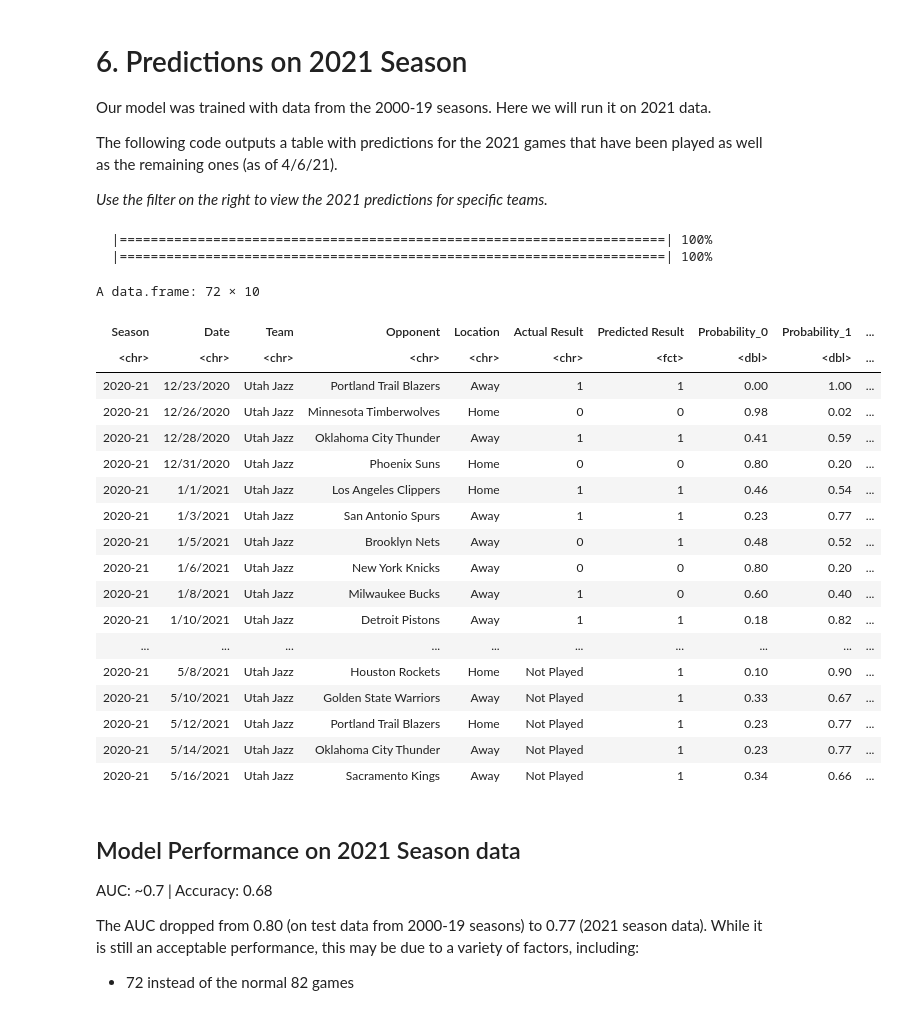
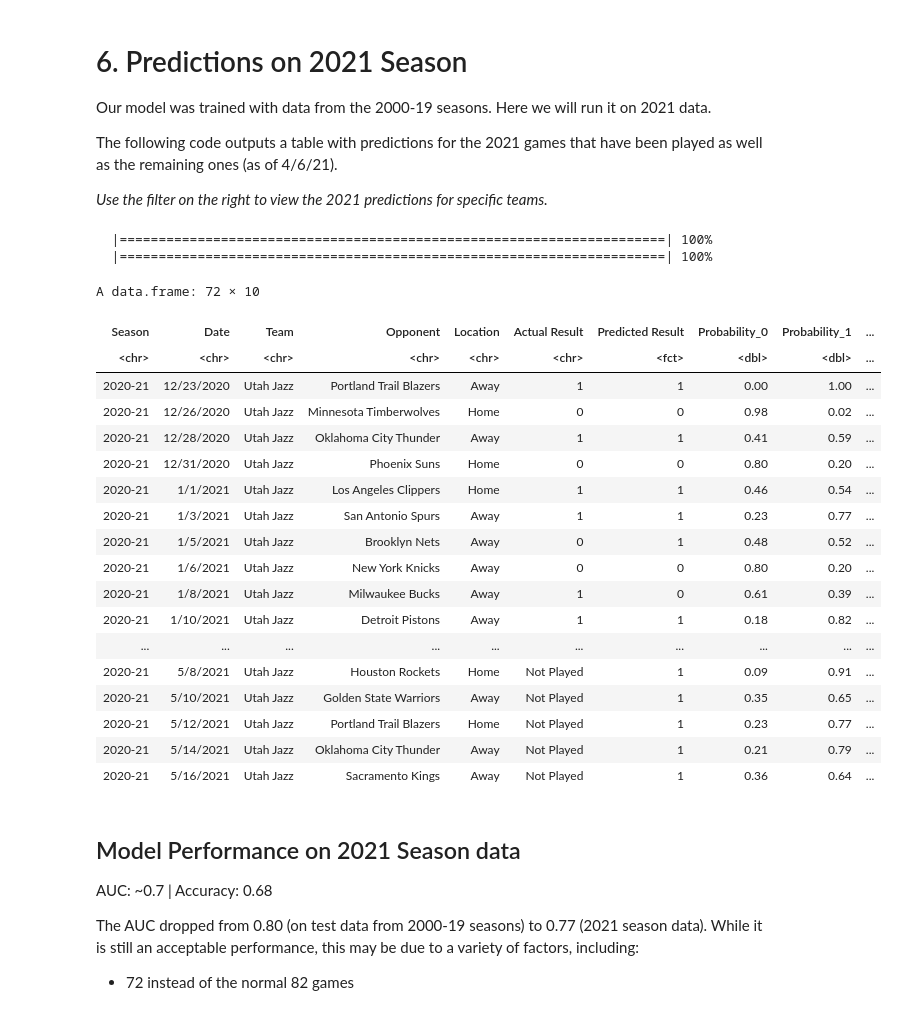
Before and after one commit to josedv82/NBA_Schedule_XGBoost_Classifier, a Jupyter notebook: NBA_Schedule_xgboost.ipynb, the cells around one changed output. Saved outputs shown, nothing was run; the diff lists cells and outputs as text; code cells hidden in the pictures.

```diff
--- a/NBA_Schedule_xgboost.ipynb
+++ b/NBA_Schedule_xgboost.ipynb
@@ -413,7 +413,7 @@ The following code outputs a table with predictions for the 2021 games that have
 Team1 <- "Utah Jazz" #@param ["Atlanta Hawks", "Boston Celtics", "Brooklyn Nets", "Charlotte Hornets", "Chicago Bulls", "Cleveland Cavaliers", "Dallas Mavericks", "Denver Nuggets", "Detroit Pistons", "Golden State Warriors", "Houston Rockets", "Indiana Pacers", "Los Angeles Clippers", "Los Angeles Lakers", "Memphis Grizzlies", "Miami Heat", "Milwaukee Bucks", "Minnesota Timberwolves", "New Orleans Pelicans", "New York Knicks", "Oklahoma City Thunder", "Orlando Magic", "Philadelphia 76ers", "Phoenix Suns", "Portland Trail Blazers", "Sacramento Kings", "San Antonio Spurs", "Toronto Raptors", "Utah Jazz", "Washington Wizards"]
 
 #load 2021 season data downloaded from Airball package
-dat21 <- read.csv("https://www.dropbox.com/s/cww4xd28n6bmchg/data_nba_sche_2021.csv?dl=1") %>% mutate(ID = row_number())
+dat21 <- read.csv("https://www.dropbox.com/s/kia1xw2e1kqrhyi/data_nba_sche_2021.csv?dl=1") %>% mutate(ID = row_number())
 
 #remove columns not used for modeling
 dat21_mod <- dat21 %>% select(-Season, -Team, -Opponent, -Date, -G11, -G13, -G15, -G17, -G19, -G21, -Opp_G11, -Opp_G13, -Opp_G15, -Opp_G17, -Opp_G19, -Opp_G21)
@@ -433,42 +433,42 @@ select(Season, Date, Team, Opponent, Location, `Actual Result` = Result) %>%
 mutate(Location = ifelse(Location == 0, "Home", "Away")) %>%
 mutate(ID = row_number())
 
 tab <- full_join(test_dat, preds21, by = "ID") %>%
 select(-ID) %>%
 mutate(Guess = ifelse(`Actual Result` == `Predicted Result`, "Correct", "Wrong"),
        Probability_0 = round(Probability_0, 2),
        Probability_1 = round(Probability_1, 2)) %>%
 mutate(`Actual Result` = ifelse(is.na(`Actual Result`), "Not Played", `Actual Result`)) %>%
 mutate(Guess = ifelse(is.na(Guess), "?", Guess))
 
 
 # Output final table by team
 tab %>% filter(Team == Team1)
 
 # or by date
-#tab %>% filter(Date == "4/22/2021")
+#tab %>% filter(Date == "4/23/2021")
 # %% [output]
   |======================================================================| 100%
   |======================================================================| 100%
 A data.frame: 72 × 10
 | Season | Date | Team | Opponent | Location | Actual Result | Predicted Result | Probability_0 | Probability_1 | ... |
 | <chr> | <chr> | <chr> | <chr> | <chr> | <chr> | <fct> | <dbl> | <dbl> | ... |
 | 2020-21 | 12/23/2020 | Utah Jazz | Portland Trail Blazers | Away | 1 | 1 | 0.00 | 1.00 | ... |
 | 2020-21 | 12/26/2020 | Utah Jazz | Minnesota Timberwolves | Home | 0 | 0 | 0.98 | 0.02 | ... |
 | 2020-21 | 12/28/2020 | Utah Jazz | Oklahoma City Thunder | Away | 1 | 1 | 0.41 | 0.59 | ... |
 | 2020-21 | 12/31/2020 | Utah Jazz | Phoenix Suns | Home | 0 | 0 | 0.80 | 0.20 | ... |
 | 2020-21 | 1/1/2021 | Utah Jazz | Los Angeles Clippers | Home | 1 | 1 | 0.46 | 0.54 | ... |
 | 2020-21 | 1/3/2021 | Utah Jazz | San Antonio Spurs | Away | 1 | 1 | 0.23 | 0.77 | ... |
 | 2020-21 | 1/5/2021 | Utah Jazz | Brooklyn Nets | Away | 0 | 1 | 0.48 | 0.52 | ... |
 | 2020-21 | 1/6/2021 | Utah Jazz | New York Knicks | Away | 0 | 0 | 0.80 | 0.20 | ... |
-| 2020-21 | 1/8/2021 | Utah Jazz | Milwaukee Bucks | Away | 1 | 0 | 0.60 | 0.40 | ... |
+| 2020-21 | 1/8/2021 | Utah Jazz | Milwaukee Bucks | Away | 1 | 0 | 0.61 | 0.39 | ... |
 | 2020-21 | 1/10/2021 | Utah Jazz | Detroit Pistons | Away | 1 | 1 | 0.18 | 0.82 | ... |
 | ... | ... | ... | ... | ... | ... | ... | ... | ... | ... |
-| 2020-21 | 5/8/2021 | Utah Jazz | Houston Rockets | Home | Not Played | 1 | 0.10 | 0.90 | ... |
-| 2020-21 | 5/10/2021 | Utah Jazz | Golden State Warriors | Away | Not Played | 1 | 0.33 | 0.67 | ... |
+| 2020-21 | 5/8/2021 | Utah Jazz | Houston Rockets | Home | Not Played | 1 | 0.09 | 0.91 | ... |
+| 2020-21 | 5/10/2021 | Utah Jazz | Golden State Warriors | Away | Not Played | 1 | 0.35 | 0.65 | ... |
 | 2020-21 | 5/12/2021 | Utah Jazz | Portland Trail Blazers | Home | Not Played | 1 | 0.23 | 0.77 | ... |
-| 2020-21 | 5/14/2021 | Utah Jazz | Oklahoma City Thunder | Away | Not Played | 1 | 0.23 | 0.77 | ... |
-| 2020-21 | 5/16/2021 | Utah Jazz | Sacramento Kings | Away | Not Played | 1 | 0.34 | 0.66 | ... |
+| 2020-21 | 5/14/2021 | Utah Jazz | Oklahoma City Thunder | Away | Not Played | 1 | 0.21 | 0.79 | ... |
+| 2020-21 | 5/16/2021 | Utah Jazz | Sacramento Kings | Away | Not Played | 1 | 0.36 | 0.64 | ... |
 # %% [markdown]
 ## Model Performance on 2021 Season data
 
```
Also changed, not shown: parts of 16 cells of this notebook.
